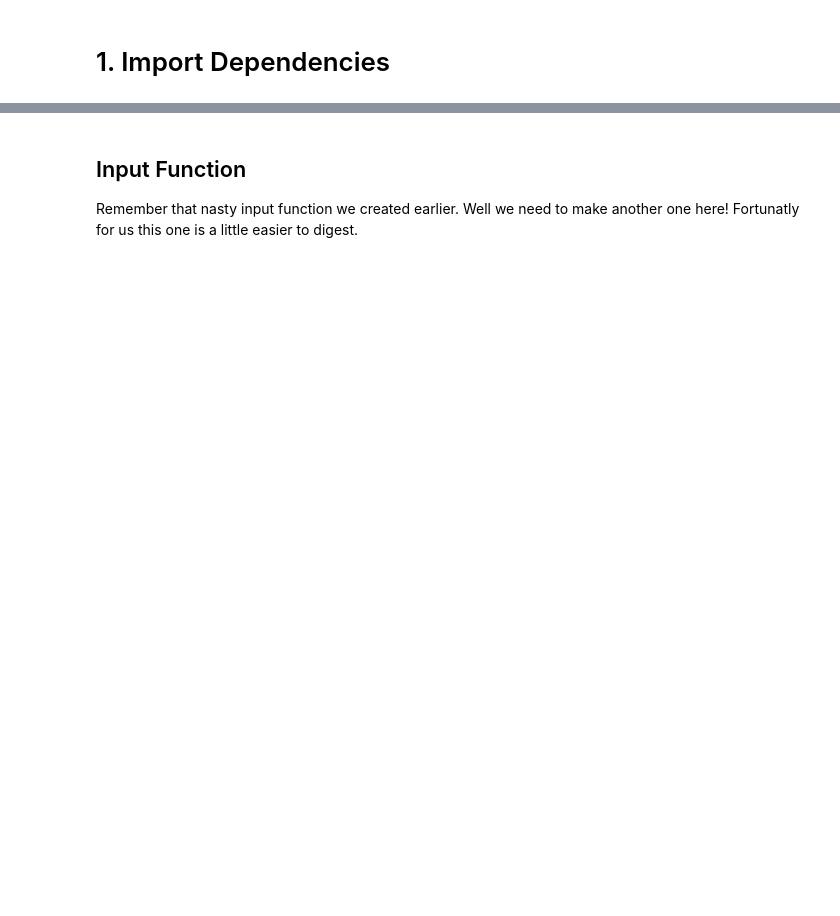
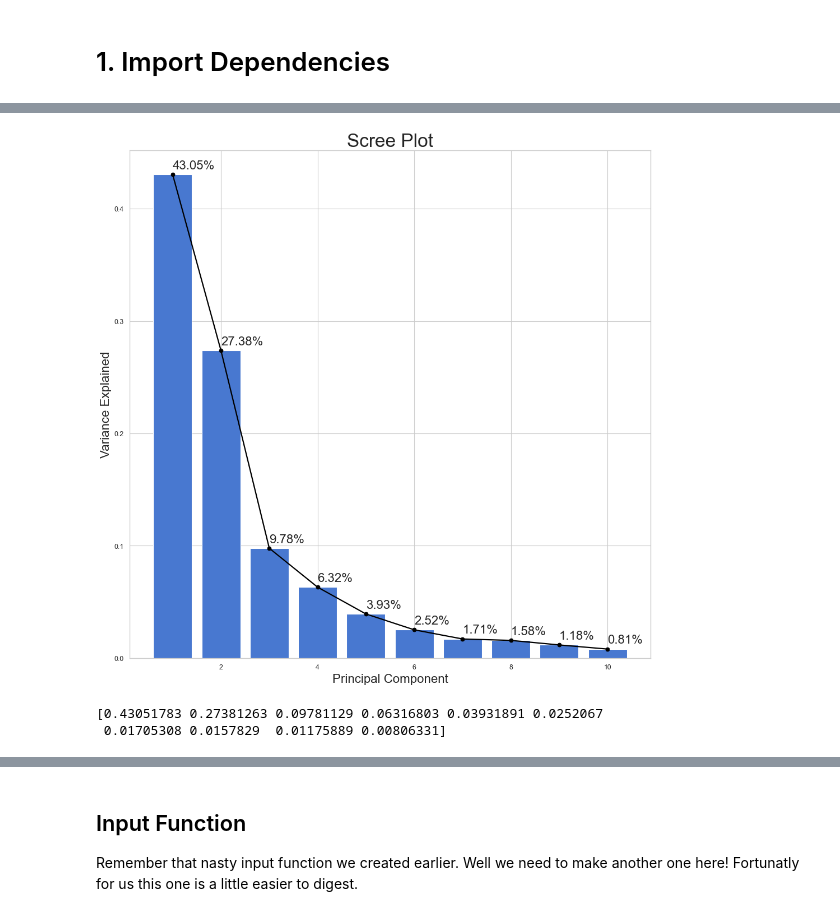
Before and after one commit to okamiRvS/Hand-Gestures-Based-Smooth-3D-Trajectories-Computation-Applied-to-Real-Time-Drone-Control, a Jupyter notebook: 3. Hand gesture recognition - Copia.ipynb, the cells around one changed output, grey strips where cells are left out. Cells and saved outputs as stored; diff of their text form; code cells hidden in the pictures; blank space fills up the shorter version.

Commit message:
added pca model

```diff
--- a/3. Hand gesture recognition - Copia.ipynb
+++ b/3. Hand gesture recognition - Copia.ipynb
@@ -104,0 +210,17 @@ g.map_diag(sns.kdeplot, lw=3)
+# %%
+# PCA Projection to 2D
+# The original data has 4 columns (sepal length, sepal width, petal length, and petal width).
+# in this section, the code projects the original data which is 4 dimensional into 2 dimensions.
+# I should note that after dimensionality reduction, there usually isn’t a particular meaning assigned to
+# each principal component. The new components are just the two main dimensions of variation.
+
+from sklearn.decomposition import PCA
+
+# Define PCA model to use
+pca = PCA(n_components=2)
+
+# Fit PCA model to data
+principalComponents = pca.fit_transform(x)
+
+principalDf = pd.DataFrame(data = principalComponents, columns = ['principal component 1', 'principal component 2'])
+principalDf.head()
@@ -104,0 +284,26 @@ g.map_diag(sns.kdeplot, lw=3)
+# %%
+# We’ll calculate the percentage of total variance explained by each principal component and use matplotlib to create a scree plot:
+pca = PCA(n_components=10)
+principalComponents = pca.fit_transform(x)
+
+PC_values = np.arange(pca.n_components_) + 1
+fig, ax = plt.subplots(figsize=(15,15), dpi=80, ncols=1, nrows=1)
+ax.bar(PC_values, pca.explained_variance_ratio_)
+
+plt.plot(PC_values, pca.explained_variance_ratio_, 'o-', linewidth=2, color='black')
+
+# Print Values
+for i in range(len(PC_values)):
+    ax.annotate(f"{ round( pca.explained_variance_ratio_[i]*100, 2) }%", (PC_values[i], pca.explained_variance_ratio_[i]+0.005), fontsize=20)
+
+plt.title('Scree Plot', fontsize = 30)
+plt.xlabel('Principal Component', fontsize = 20)
+plt.ylabel('Variance Explained', fontsize = 20)
+
+# The x-axis displays the principal component and the y-axis displays the percentage of total variance explained by each individual principal component.
+plt.show()
+print(pca.explained_variance_ratio_)
+# %% [output]
+[figure, added]
+[0.43051783 0.27381263 0.09781129 0.06316803 0.03931891 0.0252067
+ 0.01705308 0.0157829  0.01175889 0.00806331]
```
Also changed, not shown: parts of 66 cells of this notebook, 32 other files.
